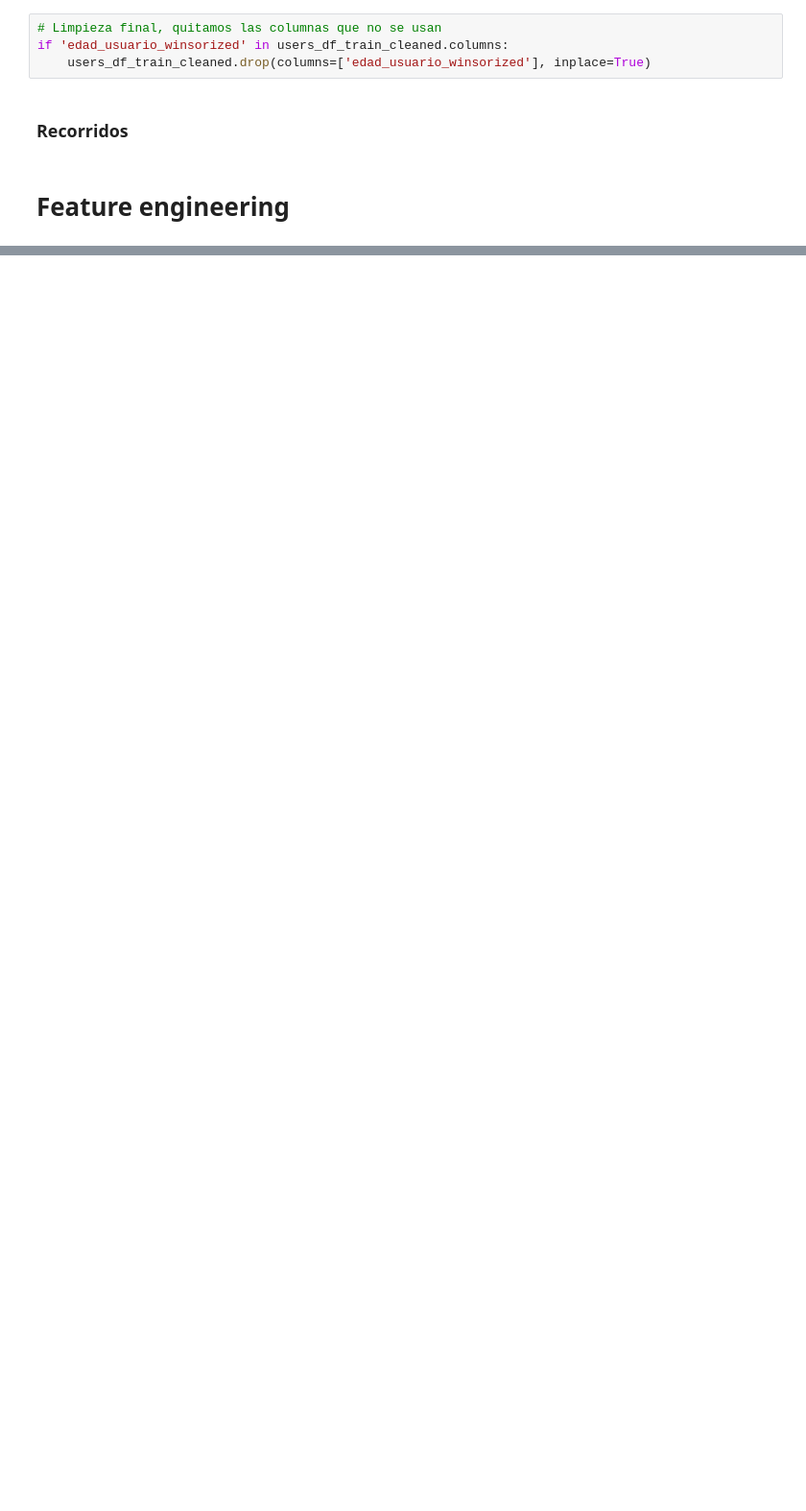
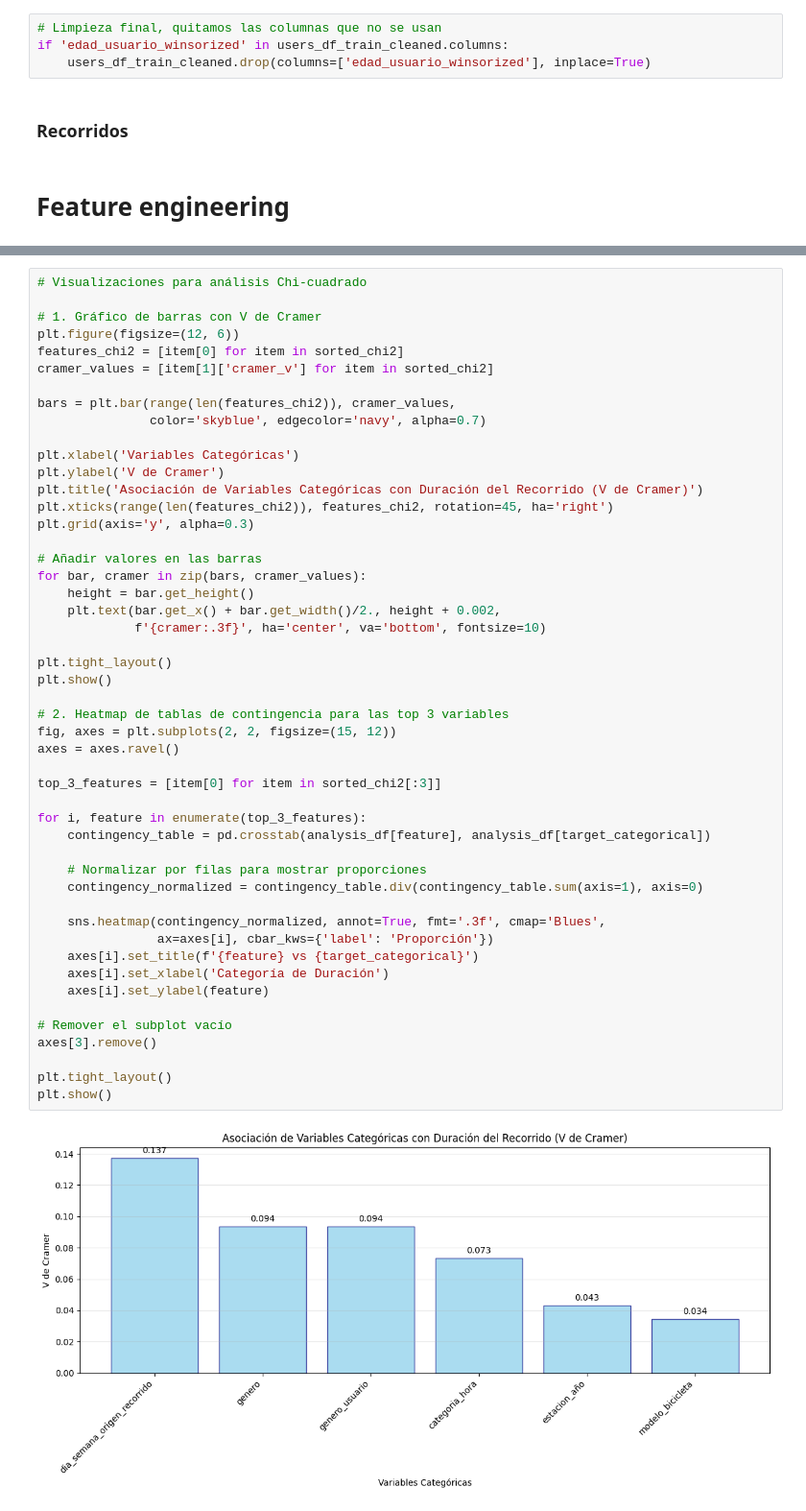
Before and after one commit to ArielMatC/ceia-andd-g2, a Jupyter notebook: data_analysis.ipynb, the cells around one changed output, grey strips where cells are left out. Shown at 96% size. Saved outputs shown, nothing was run; the diff lists cells and outputs as text; blank space fills up the shorter version.

```diff
--- a/data_analysis.ipynb
+++ b/data_analysis.ipynb
@@ -1321,0 +2194,51 @@ if 'edad_usuario_winsorized' in users_df_train_cleaned.columns:
+# %%
+# Visualizaciones para análisis Chi-cuadrado
+
+# 1. Gráfico de barras con V de Cramer
+plt.figure(figsize=(12, 6))
+features_chi2 = [item[0] for item in sorted_chi2]
+cramer_values = [item[1]['cramer_v'] for item in sorted_chi2]
+
+bars = plt.bar(range(len(features_chi2)), cramer_values,
+               color='skyblue', edgecolor='navy', alpha=0.7)
+
+plt.xlabel('Variables Categóricas')
+plt.ylabel('V de Cramer')
+plt.title('Asociación de Variables Categóricas con Duración del Recorrido (V de Cramer)')
+plt.xticks(range(len(features_chi2)), features_chi2, rotation=45, ha='right')
+plt.grid(axis='y', alpha=0.3)
+
+# Añadir valores en las barras
+for bar, cramer in zip(bars, cramer_values):
+    height = bar.get_height()
+    plt.text(bar.get_x() + bar.get_width()/2., height + 0.002,
+             f'{cramer:.3f}', ha='center', va='bottom', fontsize=10)
+
+plt.tight_layout()
+plt.show()
+
+# 2. Heatmap de tablas de contingencia para las top 3 variables
+fig, axes = plt.subplots(2, 2, figsize=(15, 12))
+axes = axes.ravel()
+
+top_3_features = [item[0] for item in sorted_chi2[:3]]
+
+for i, feature in enumerate(top_3_features):
+    contingency_table = pd.crosstab(analysis_df[feature], analysis_df[target_categorical])
+
+    # Normalizar por filas para mostrar proporciones
+    contingency_normalized = contingency_table.div(contingency_table.sum(axis=1), axis=0)
+
+    sns.heatmap(contingency_normalized, annot=True, fmt='.3f', cmap='Blues',
+                ax=axes[i], cbar_kws={'label': 'Proporción'})
+    axes[i].set_title(f'{feature} vs {target_categorical}')
+    axes[i].set_xlabel('Categoría de Duración')
+    axes[i].set_ylabel(feature)
+
+# Remover el subplot vacío
+axes[3].remove()
+
+plt.tight_layout()
+plt.show()
+# %% [output]
+[figure, added]
```
Also changed, not shown: parts of 38 cells of this notebook, 3 other files.
